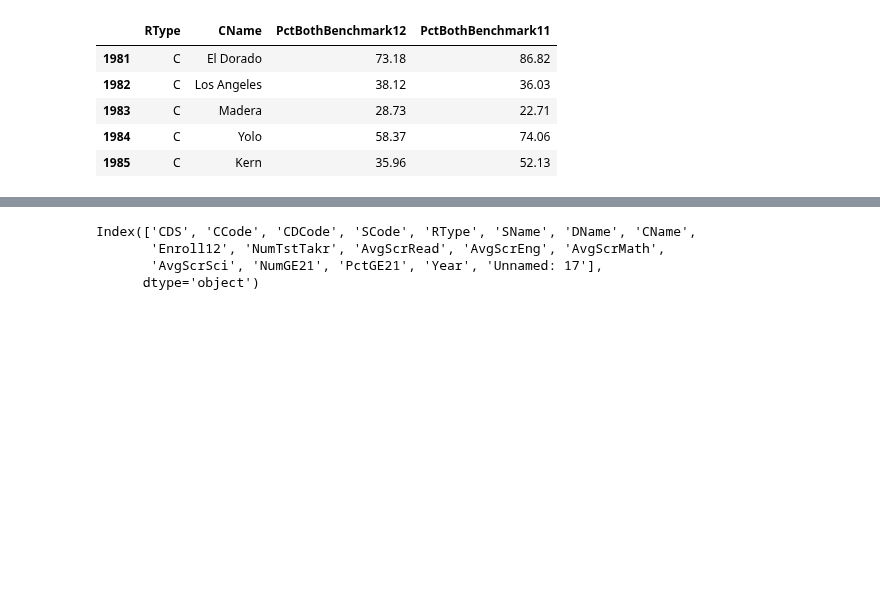
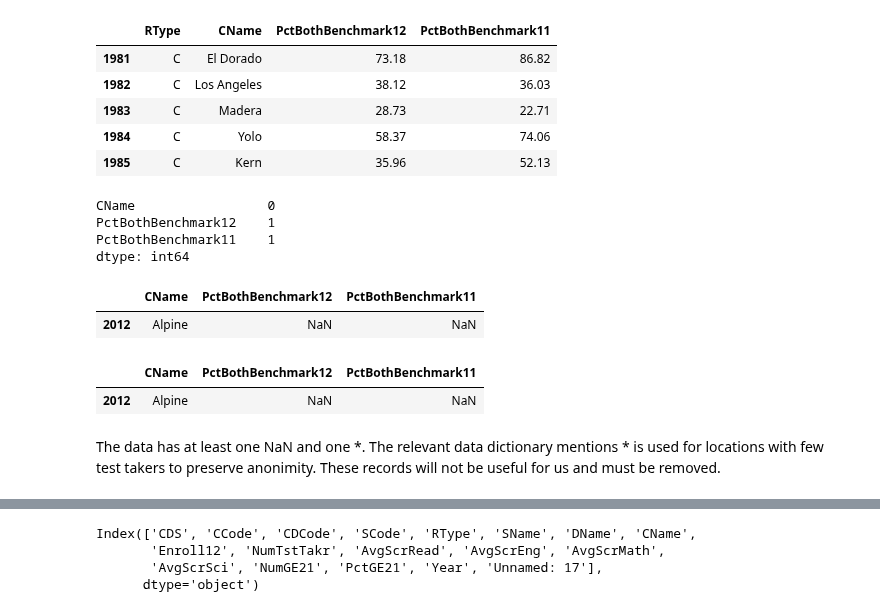
Before and after one commit to pezpet/general-assembly, a Jupyter notebook: labs/project-1-master/code/starter-code.ipynb, the cells around one changed output, grey strips where cells are left out. Drawn from its saved outputs; the diff is of its cells as text; code cells hidden in the pictures; blank space fills up the shorter version.

```diff
--- a/labs/project-1-master/code/starter-code.ipynb
+++ b/labs/project-1-master/code/starter-code.ipynb
@@ -263,3 +241,25 @@ ca_sat.head()
 # %%
 # Drop RType column as it is no longer necessary
 ca_sat.drop(columns=['RType'], inplace=True)
+# %%
+# Check for missing values in the data
+ca_sat.isna().sum()
+# %% [output]
+CName                 0
+PctBothBenchmark12    1
+PctBothBenchmark11    1
+dtype: int64
+# %%
+# Check which county has NaN
+ca_sat[ca_sat['PctBothBenchmark12'].isna()]
+# %% [output]
+|  | CName | PctBothBenchmark12 | PctBothBenchmark11 |
+| 2012 | Alpine | NaN | NaN |
+# %%
+# Check which county has NaN
+ca_sat[ca_sat['PctBothBenchmark11'].isna()]
+# %% [output]
+|  | CName | PctBothBenchmark12 | PctBothBenchmark11 |
+| 2012 | Alpine | NaN | NaN |
+# %% [markdown]
+The data has at least one NaN and one *. The relevant data dictionary mentions * is used for locations with few test takers to preserve anonimity. These records will not be useful for us and must be removed.
```
Also changed, not shown: parts of 73 cells of this notebook, 4 other files.
